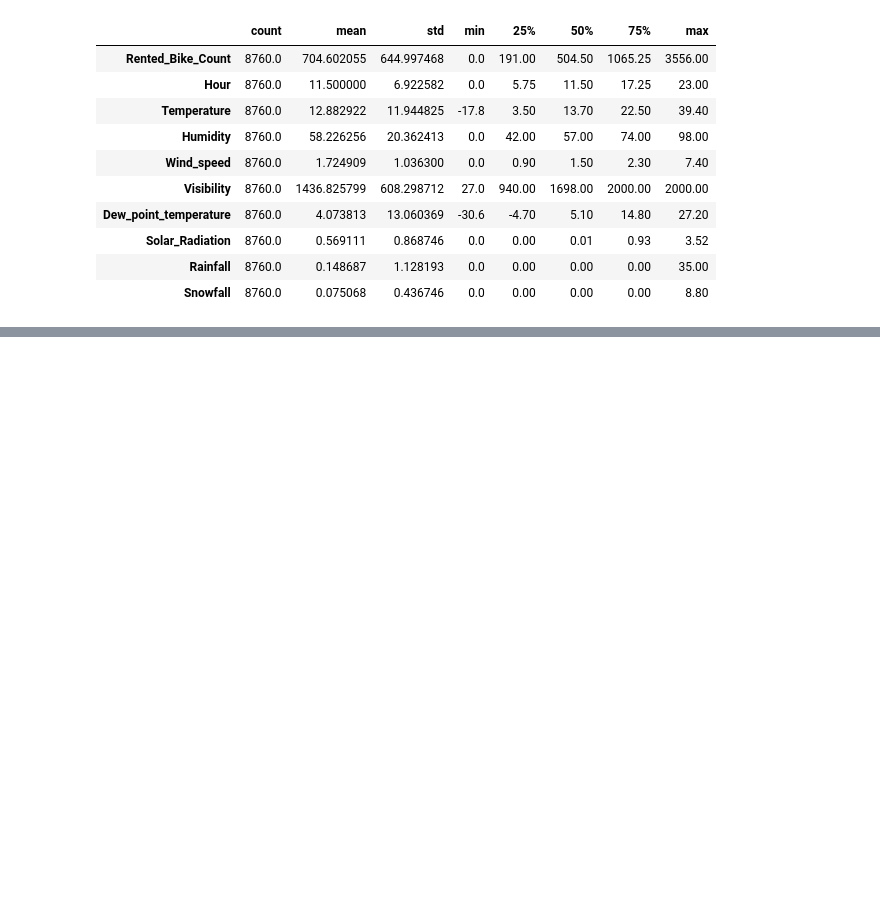
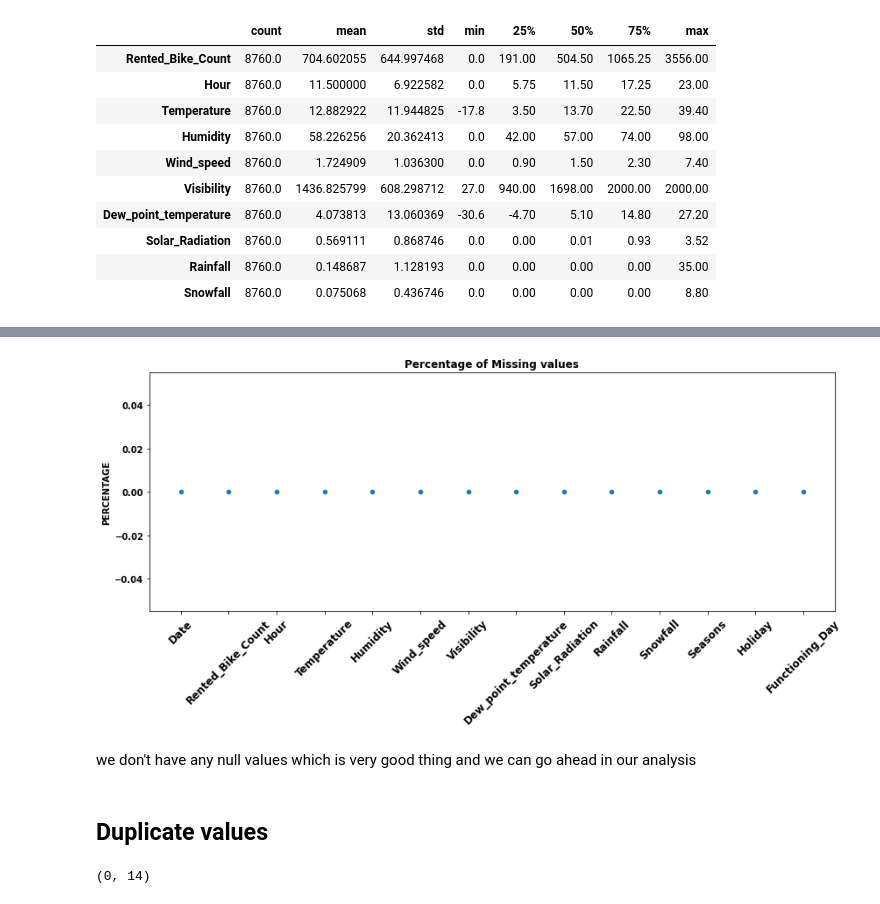
Before and after one commit to kavyas1989/Bike-Sharing-Demand-Prediction, a Jupyter notebook: Bike_Sharing_Demand_Prediction_Capstone_Project.ipynb, the cells around one changed output, grey strips where cells are left out. Saved outputs shown, nothing was run; the diff lists cells and outputs as text; code cells hidden in the pictures; blank space fills up the shorter version.

```diff
--- a/Bike_Sharing_Demand_Prediction_Capstone_Project.ipynb
+++ b/Bike_Sharing_Demand_Prediction_Capstone_Project.ipynb
@@ -185,0 +227,22 @@ df.describe().T
+# %%
+# plot the scatterplot to show missing values
+
+missing_values = pd.DataFrame((df.isna().sum()) * 100 / df.shape[0]).reset_index( )
+plt.figure(figsize = (14,5))
+ax = sns.scatterplot(df.columns , 0)
+plt.xticks(rotation =45,fontsize =12,Weight='bold')
+plt.yticks(fontsize =10,Weight='bold')
+plt.title("Percentage of Missing values",Weight='bold')
+plt.ylabel("PERCENTAGE",Weight='bold')
+plt.show()
+# %% [output]
+[figure, added]
+# %% [markdown]
+we don't have any null values which is very good thing and we can go ahead in our analysis
+# %% [markdown]
+## Duplicate values
+# %%
+# to know about duplicate data in our datasets
+df[df.duplicated()].shape
+# %% [output]
+(0, 14)
```
Also changed, not shown: parts of 26 cells of this notebook.
